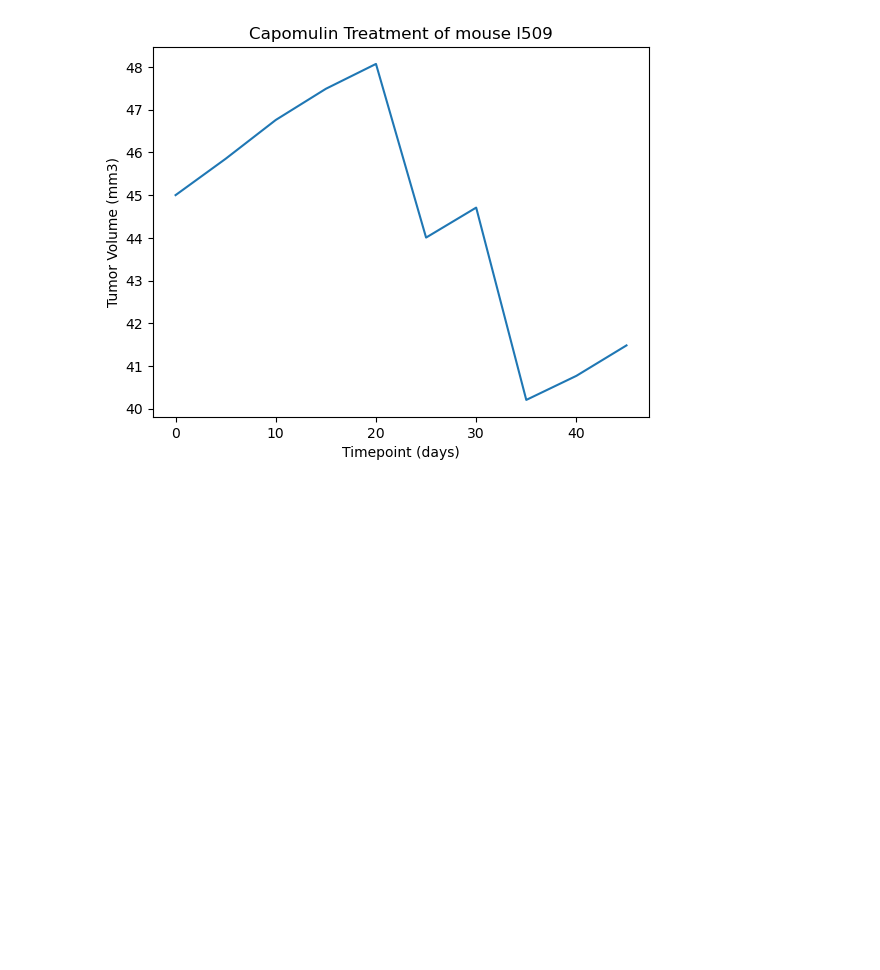
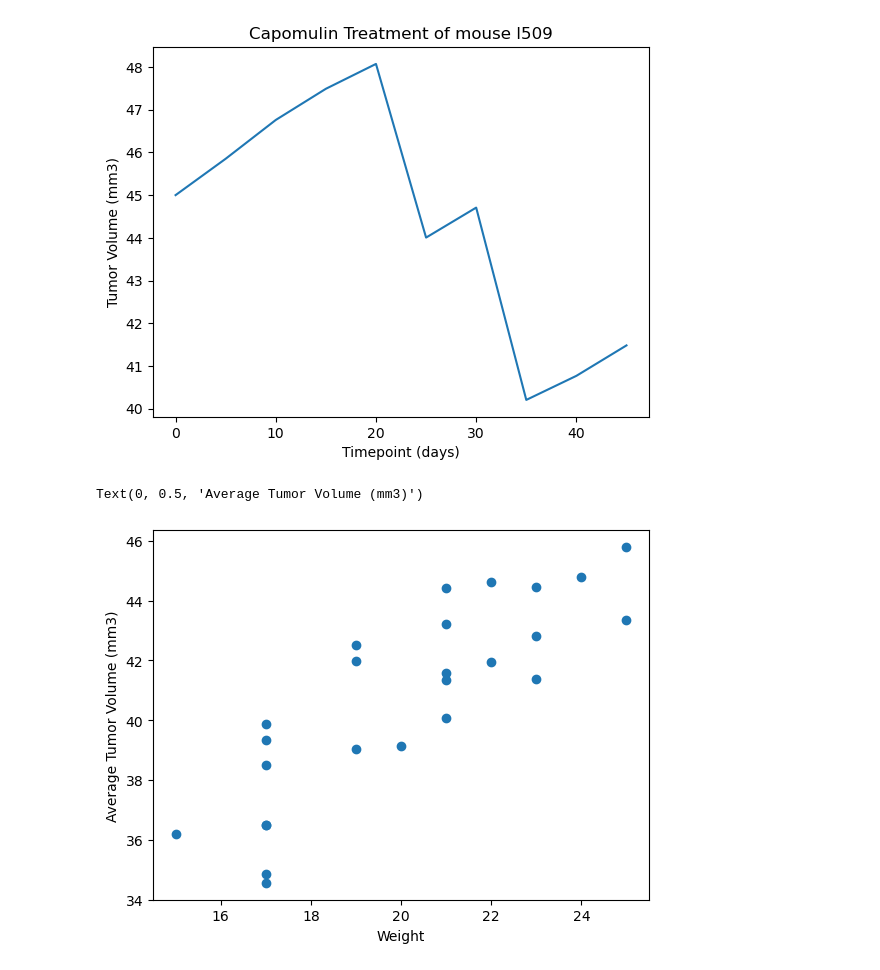
Before and after one commit to JustinS25/Pymaceuticals-Challenge, a Jupyter notebook: pymaceuticals-challenge.ipynb, the cells around one changed output. Drawn from its saved outputs; the diff is of its cells as text; code cells hidden in the pictures; blank space fills up the shorter version.

```diff
--- a/pymaceuticals-challenge.ipynb
+++ b/pymaceuticals-challenge.ipynb
@@ -324,3 +324,27 @@ plt.title("Capomulin Treatment of mouse l509")
 # %% [output]
 Text(0.5, 1.0, 'Capomulin Treatment of mouse l509')
 [figure]
+# %%
+# Generate a scatter plot of mouse weight vs. the average observed tumor volume for the entire Capomulin regimen
+# Set index as drug regimen
+mouse_stats = mouse_study_merge2.set_index("Drug Regimen")
+# Create new dataframe with only Capomulin data
+mouse_stats = mouse_stats.loc["Capomulin",:]
+# Reset Index to Mouse ID
+mouse_stats = mouse_stats.reset_index()
+mouse_stats = mouse_stats.set_index("Mouse ID")
+# Get mouse tumor average and mouse weight average
+mouse_mean_cap = mouse_stats.groupby(["Mouse ID"])["Tumor Volume (mm3)"].mean()
+
+mouse_weight = mouse_stats.groupby(["Mouse ID"])["Weight (g)"].mean()
+
+# Merge mouse_mean_cap and mouse_weight
+mouse_study_merge_scatter = pd.merge(mouse_mean_cap,mouse_weight, on = "Mouse ID", how = "left")
+
+# Print out Scatter Plot
+plt.scatter(mouse_study_merge_scatter["Weight (g)"],mouse_study_merge_scatter["Tumor Volume (mm3)"])
+plt.xlabel("Weight")
+plt.ylabel("Average Tumor Volume (mm3)")
+# %% [output]
+Text(0, 0.5, 'Average Tumor Volume (mm3)')
+[figure, added]
```
Also changed, not shown: parts of 1 cell of this notebook, 1 other file.
